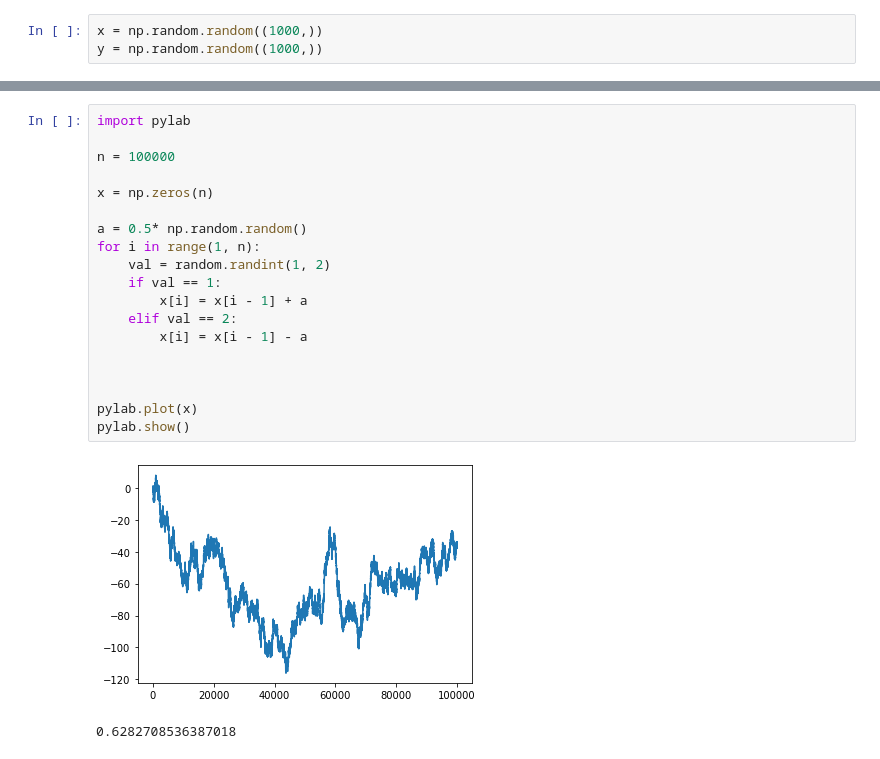
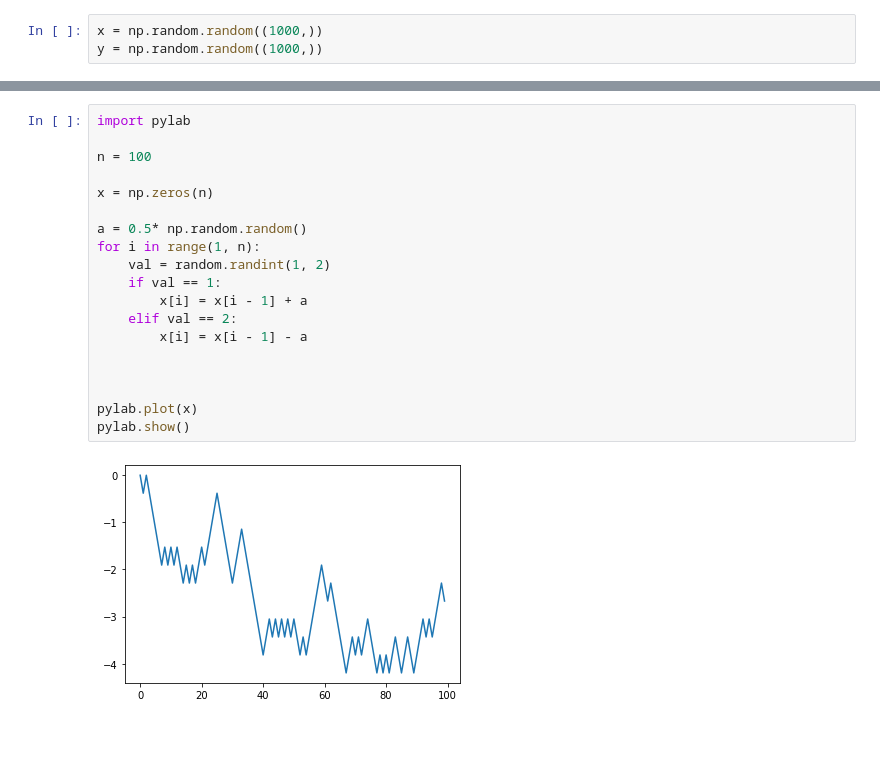
Before and after one commit to NTHU-Phys-Qubit/class-03162020-Bladerunner-constant-k, a Jupyter notebook: Randomwalk.ipynb, the cells around one changed output, grey strips where cells are left out. Cells and saved outputs as stored; diff of their text form.

```diff
--- a/Randomwalk.ipynb
+++ b/Randomwalk.ipynb
@@ -77,23 +79,22 @@ pylab.show()
 # %%
 import pylab
 
-n = 100000
+n = 100
 
 x = np.zeros(n)
 
 a = 0.5* np.random.random()
 for i in range(1, n):
 	val = random.randint(1, 2)
 	if val == 1:
 		x[i] = x[i - 1] + a
 	elif val == 2:
 		x[i] = x[i - 1] - a
 
 
 
 pylab.plot(x)
 pylab.show()
 # %% [output]
-[figure, old version]
+[figure, new version]
-0.6282708536387018
 # %%
```
Also changed, not shown: parts of 7 cells of this notebook.
